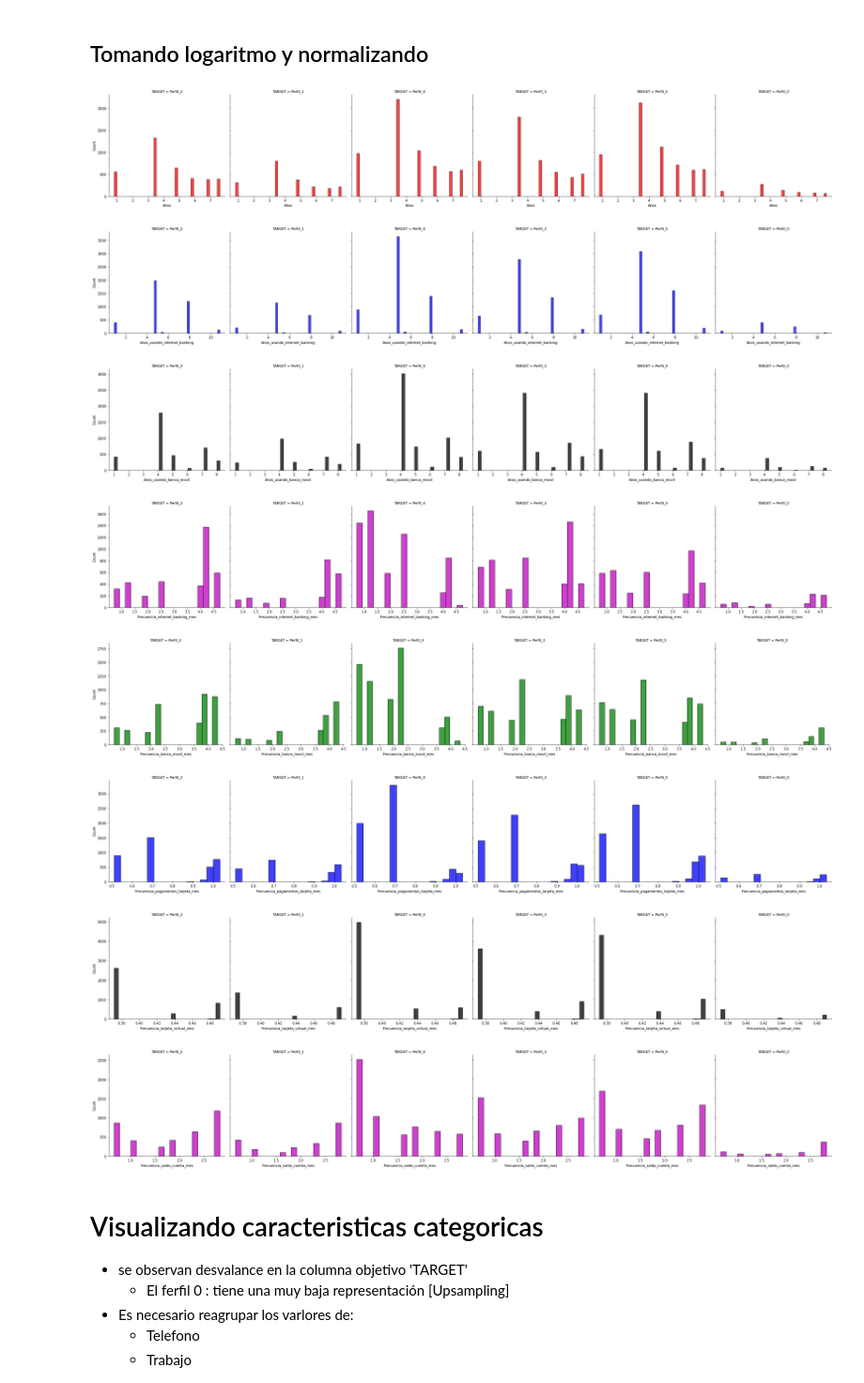
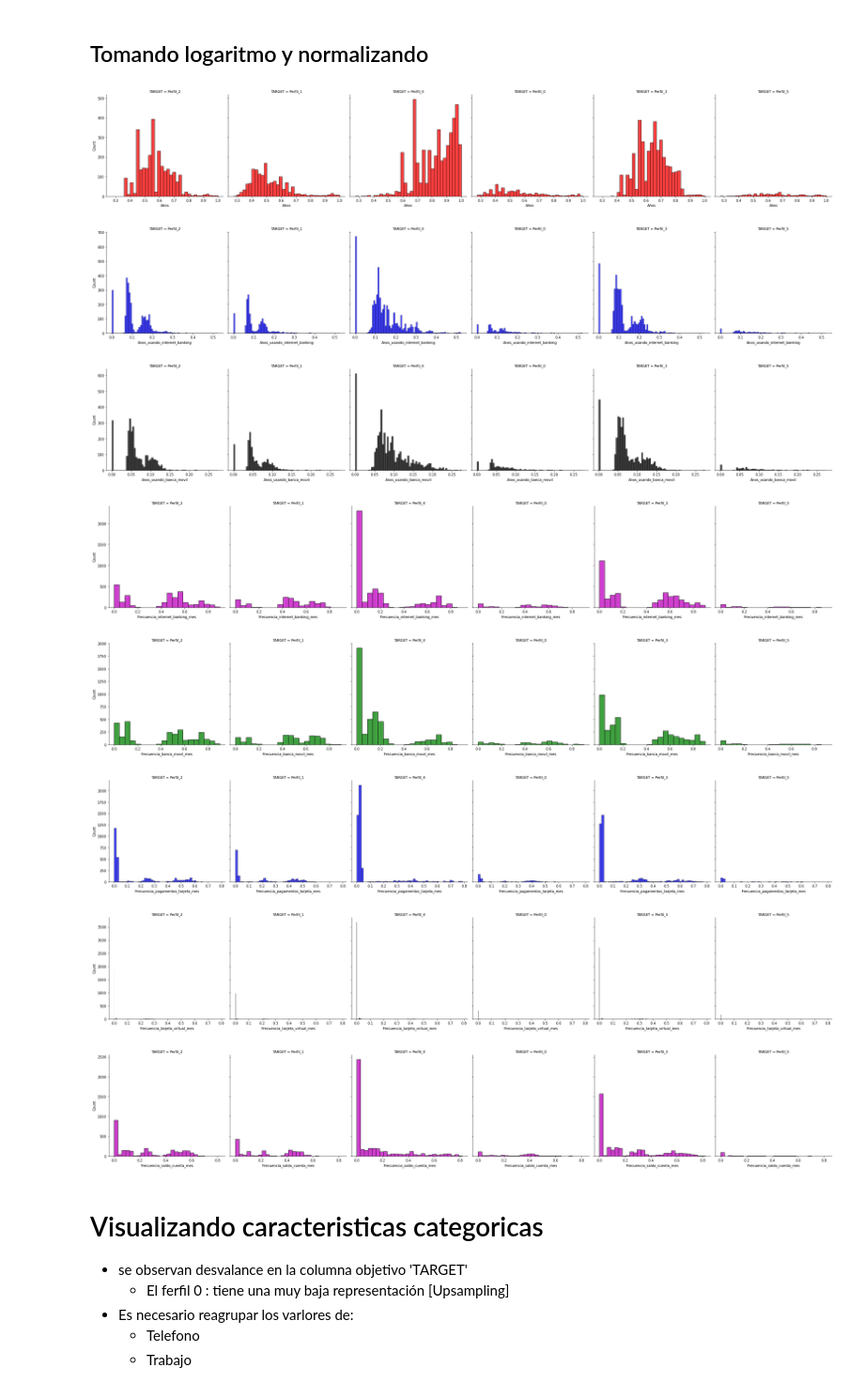
Before and after one commit to DavidCastilloAlvarado/Data_Analysis_financial_customer, a Jupyter notebook: notebook.ipynb, the cells around one changed output. Shown at 94% size. Cells and saved outputs as stored; diff of their text form; code cells hidden in the pictures.

```diff
--- a/notebook.ipynb
+++ b/notebook.ipynb
@@ -286,6 +286,6 @@ columns_num.remove('Banca_movil_userfriendly')
 #fig, axes = plt.subplots(nrows=round(len(columns)/3), ncols=3, figsize=(28, 24))
 colors = ['r', 'b', 'k', 'm', 'g','b', 'k', 'm', 'g','b', 'k', 'm', 'g']
 for column, color in zip(columns_num, colors):
-    sns.displot(df_training_dataset, x=column,  col="TARGET", multiple="dodge" ,color=color )# hue="TARGET",
+    sns.displot(df_training_dataset, x=column,  multiple="dodge" ,color=color )# hue="TARGET",
     #sns.displot(df_training_dataset[column], ax=ax )
 # %% [output]
@@ -302,41 +302,41 @@ for column, color in zip(columns_num, colors):
 # %%
 from sklearn import preprocessing
 columns_num = df_training_dataset.columns.tolist()
 columns_num.remove('TARGET')
 columns_num.remove('ID')
 #columns.remove('Años')
 columns_num.remove('Telefono')
 columns_num.remove('Sector')
 columns_num.remove('Genero') # Estado_civil  Banca_movil_userfriendly
 columns_num.remove('Estado_civil')
 columns_num.remove('Trabajo')
 columns_num.remove('Banca_movil_userfriendly')
-df_training_dataset_log = df_training_dataset.copy()
+df_training_dataset_log = df_training_dataset.dropna().copy()
 #display(df_training_dataset_log[columns_num].min())
-df_training_dataset_log[columns_num] = df_training_dataset_log[columns_num] - df_training_dataset_log[columns_num].min() + 1
+#df_training_dataset_log[columns_num] = df_training_dataset_log[columns_num] - df_training_dataset_log[columns_num].min() + 1
 
 # for column in columns_num:
 #     df_training_dataset_log[column] = df_training_dataset_log[column].apply(lambda x: (np.power(x,0.64)-1)/0.64)
 
-#scaler = preprocessing.StandardScaler(with_mean=0, with_std=1).fit(df_training_dataset_log[columns_num])
-#df_training_dataset_log[columns_num] = scaler.transform(df_training_dataset_log[columns_num])
-pt_trans = preprocessing.PowerTransformer(method='yeo-johnson', standardize=False)
-df_training_dataset_log[columns_num] = pt_trans.fit_transform(df_training_dataset_log[columns_num])
+scaler = preprocessing.StandardScaler(with_mean=0, with_std=1).fit(df_training_dataset_log[columns_num])
+df_training_dataset_log[columns_num] = preprocessing.normalize(df_training_dataset_log[columns_num],norm='l2')
+#pt_trans = preprocessing.PowerTransformer(method='yeo-johnson', standardize=False)
+#df_training_dataset_log[columns_num] = pt_trans.fit_transform(df_training_dataset_log[columns_num])
 
 #fig, axes = plt.subplots(nrows=round(len(columns)/3), ncols=3, figsize=(28, 24))
 colors = ['r', 'b', 'k', 'm', 'g','b', 'k', 'm', 'g','b', 'k', 'm', 'g']
 for column, color in zip(columns_num, colors):
     sns.displot(df_training_dataset_log, x=column,  col="TARGET", multiple="dodge" ,color=color )# hue="TARGET",
     #sns.displot(df_training_dataset[column], ax=ax )
 # %% [output]
-[figure, old version]
+[figure, new version]
-[figure, old version]
+[figure, new version]
-[figure, old version]
+[figure, new version]
-[figure, old version]
+[figure, new version]
-[figure, old version]
+[figure, new version]
-[figure, old version]
+[figure, new version]
-[figure, old version]
+[figure, new version]
-[figure, old version]
+[figure, new version]
 # %% [markdown]
 # Visualizando caracteristicas categoricas
 
```
Also changed, not shown: parts of 47 cells of this notebook, 2 other files.
